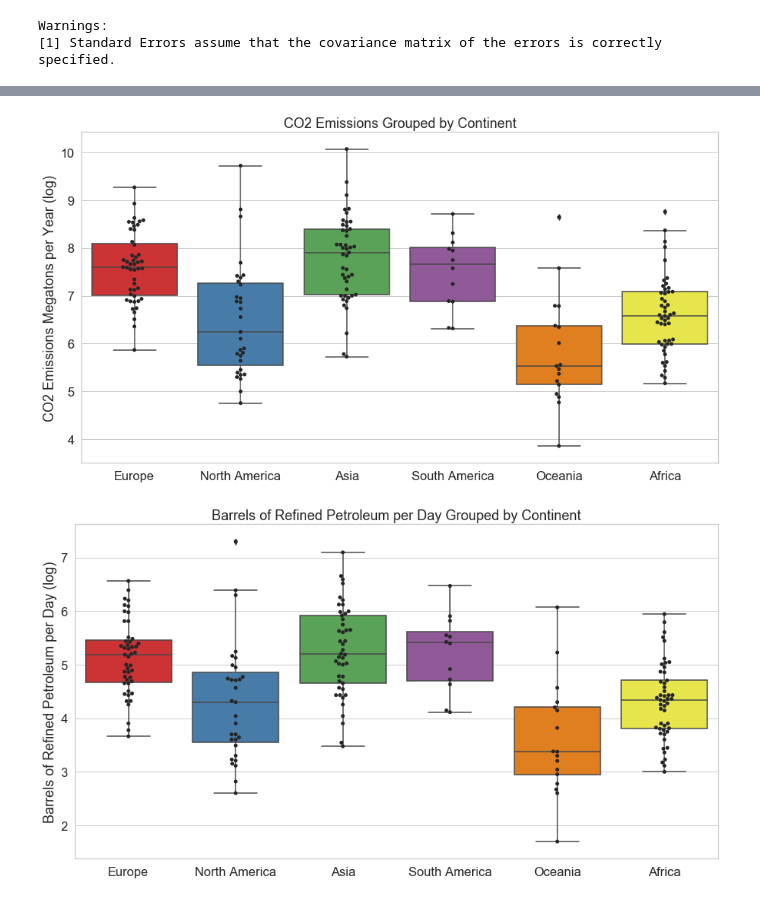
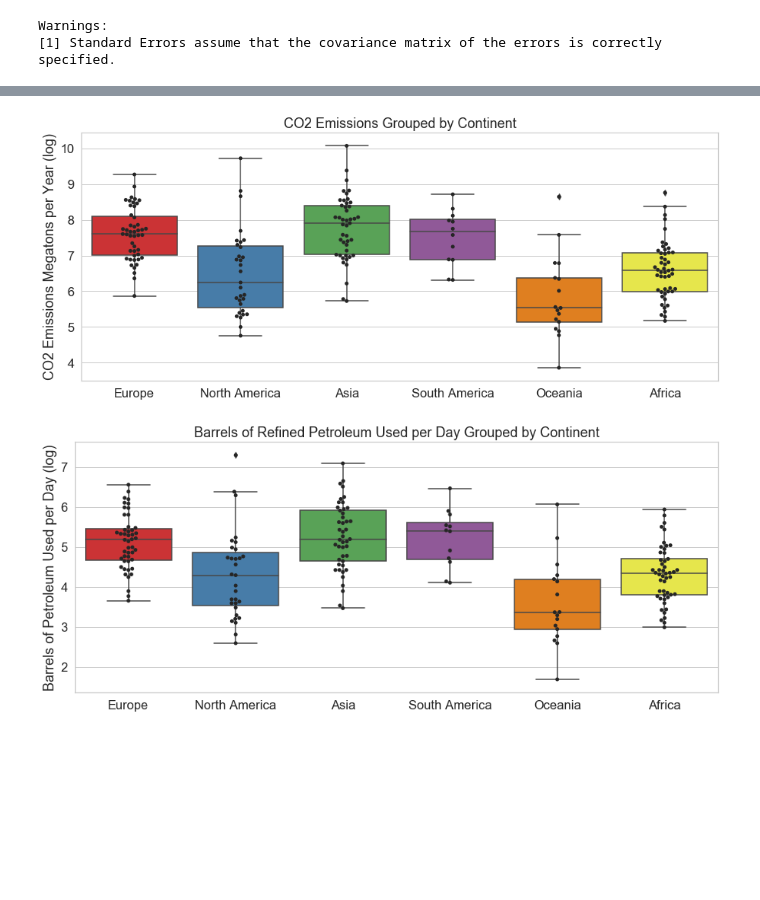
Before and after one commit to Silkways/CIA-Project, a Jupyter notebook: cia_notebook_RM.ipynb, the cells around one changed output, grey strips where cells are left out. Cells and saved outputs as stored; diff of their text form; code cells hidden in the pictures; blank space fills up the shorter version.

Commit message:
outputting visualisations for presentation

```diff
--- a/cia_notebook_RM.ipynb
+++ b/cia_notebook_RM.ipynb
@@ -704,21 +699,21 @@ fig.show()
 # %%
-plt.figure(figsize=(15,8))
+plt.figure(figsize=(15,6))
 sns.set(font_scale=1.5)
 sns.set_palette("Set1")
 sns.set_style("whitegrid")
 sns.boxplot(x='continent_name',y='co2_log',data=final_df)
 sns.swarmplot(x='continent_name',y='co2_log',data=final_df, color=".15")
 plt.xlabel("")
 plt.ylabel("CO2 Emissions Megatons per Year (log)")
 plt.title("CO2 Emissions Grouped by Continent")
 
 file_path = "/Users/ravimalde/dsc-files/student/Projects/CIA_project/"
 plt.savefig(file_path + "co2.png")
 plt.show()
 # %% [output]
-[figure, old version]
+[figure, new version]
 # %%
-plt.figure(figsize=(15,8))
+plt.figure(figsize=(15,6))
 sns.set(font_scale=1.5)
 sns.set_palette("Set1")
 sns.set_style("whitegrid")
@@ -727,12 +722,12 @@ sns.set_style("whitegrid")
 sns.boxplot(x='continent_name',y='petrol_log',data=final_df)
 sns.swarmplot(x='continent_name',y='petrol_log',data=final_df, color=".15")
 plt.xlabel("")
-plt.ylabel("Barrels of Refined Petroleum per Day (log)")
-plt.title("Barrels of Refined Petroleum per Day Grouped by Continent")
+plt.ylabel("Barrels of Petroleum Used per Day (log)")
+plt.title("Barrels of Refined Petroleum Used per Day Grouped by Continent")
 
 file_path = "/Users/ravimalde/dsc-files/student/Projects/CIA_project/"
 plt.savefig(file_path + "petrol.png")
 plt.show()
 # %% [output]
-[figure, old version]
+[figure, new version]
 # %%
```
Also changed, not shown: parts of 4 cells of this notebook, 5 other files.
